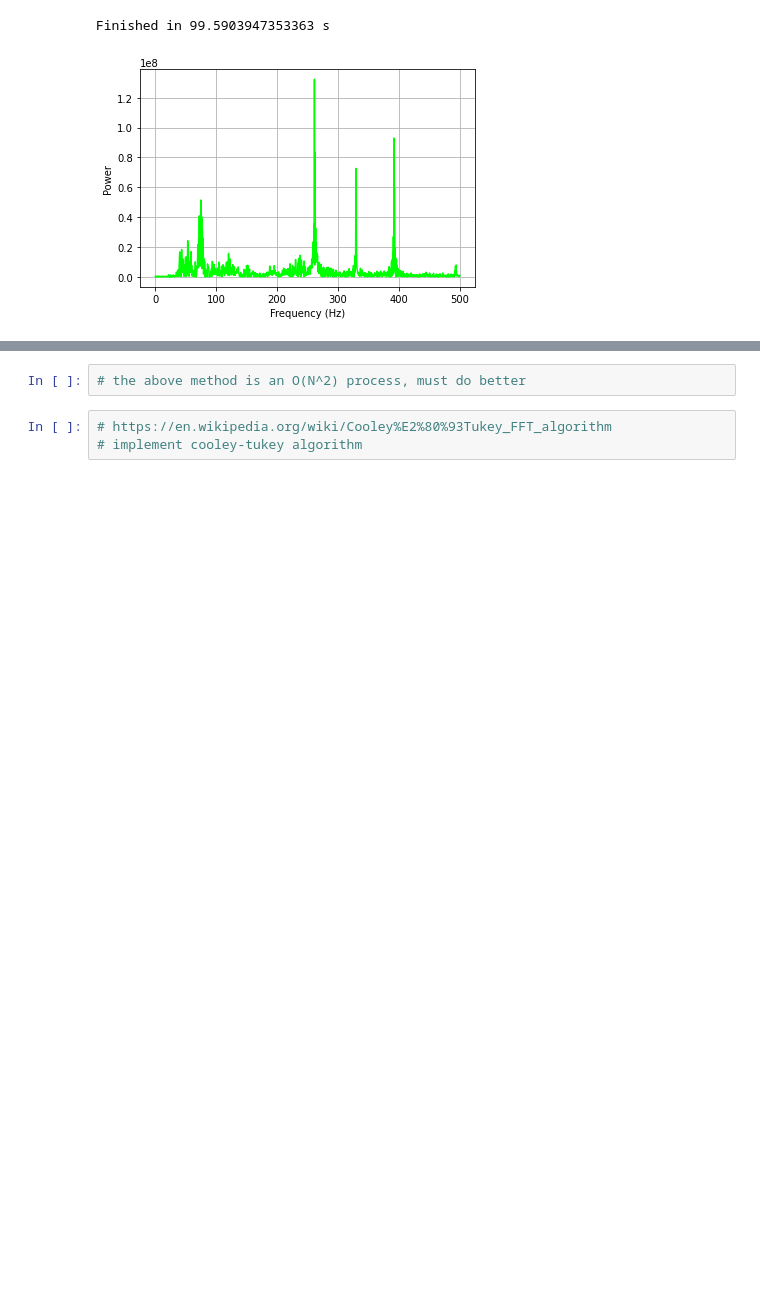
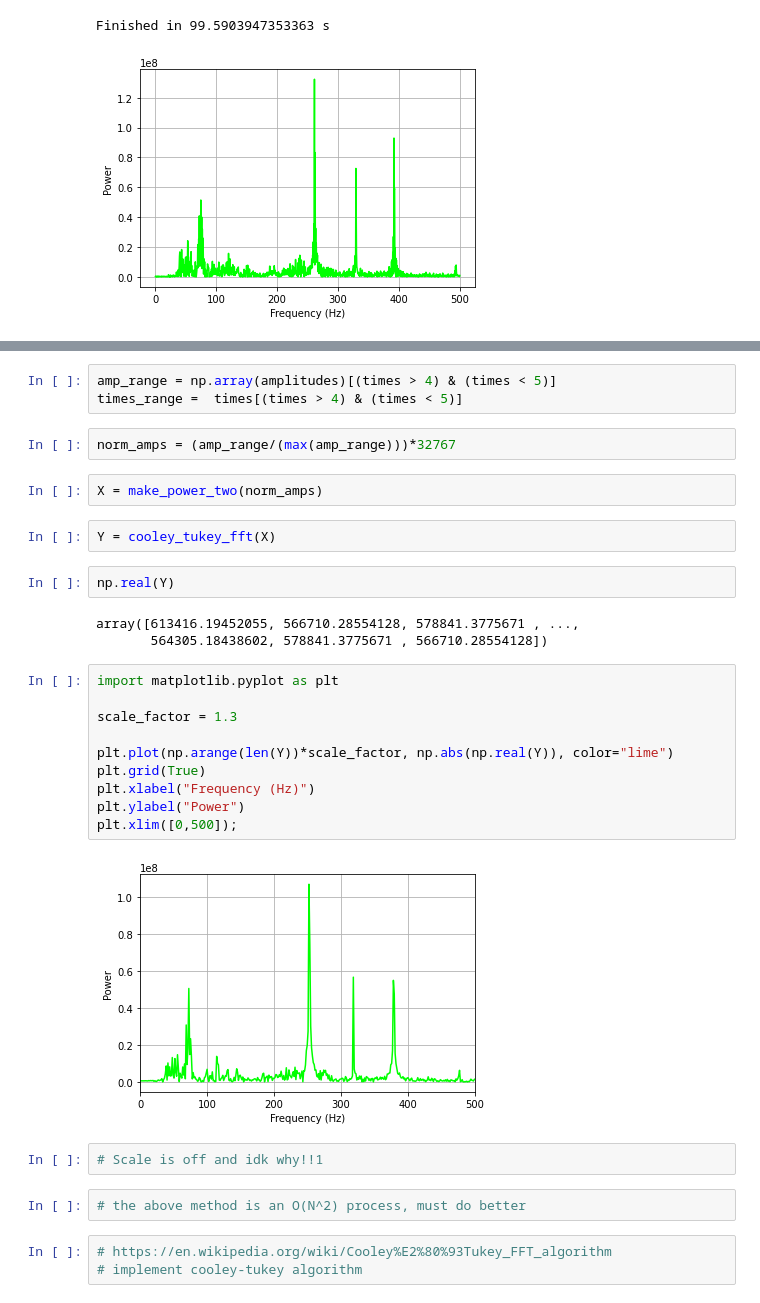
Before and after one commit to SM-Figueroa/fourier_transform, a Jupyter notebook: pipeline_visualization.ipynb, the cells around one changed output, grey strips where cells are left out. Drawn from its saved outputs; the diff is of its cells as text; blank space fills up the shorter version.

Commit message:
feat: create initial cooley-tukey algorithm

```diff
--- a/pipeline_visualization.ipynb
+++ b/pipeline_visualization.ipynb
@@ -271,3 +295,31 @@ Finished in 99.5903947353363 s
+# %%
+amp_range = np.array(amplitudes)[(times > 4) & (times < 5)]
+times_range =  times[(times > 4) & (times < 5)]
+# %%
+norm_amps = (amp_range/(max(amp_range)))*32767
+# %%
+X = make_power_two(norm_amps)
+# %%
+Y = cooley_tukey_fft(X)
+# %%
+np.real(Y)
+# %% [output]
+array([613416.19452055, 566710.28554128, 578841.3775671 , ...,
+       564305.18438602, 578841.3775671 , 566710.28554128])
+# %%
+import matplotlib.pyplot as plt
+
+scale_factor = 1.3
+
+plt.plot(np.arange(len(Y))*scale_factor, np.abs(np.real(Y)), color="lime")
+plt.grid(True)
+plt.xlabel("Frequency (Hz)")
+plt.ylabel("Power")
+plt.xlim([0,500]);
+# %% [output]
+[figure, added]
+# %%
+# Scale is off and idk why!!1
 # %%
 # the above method is an O(N^2) process, must do better
 # %%
```
Also changed, not shown: parts of 4 cells of this notebook.
